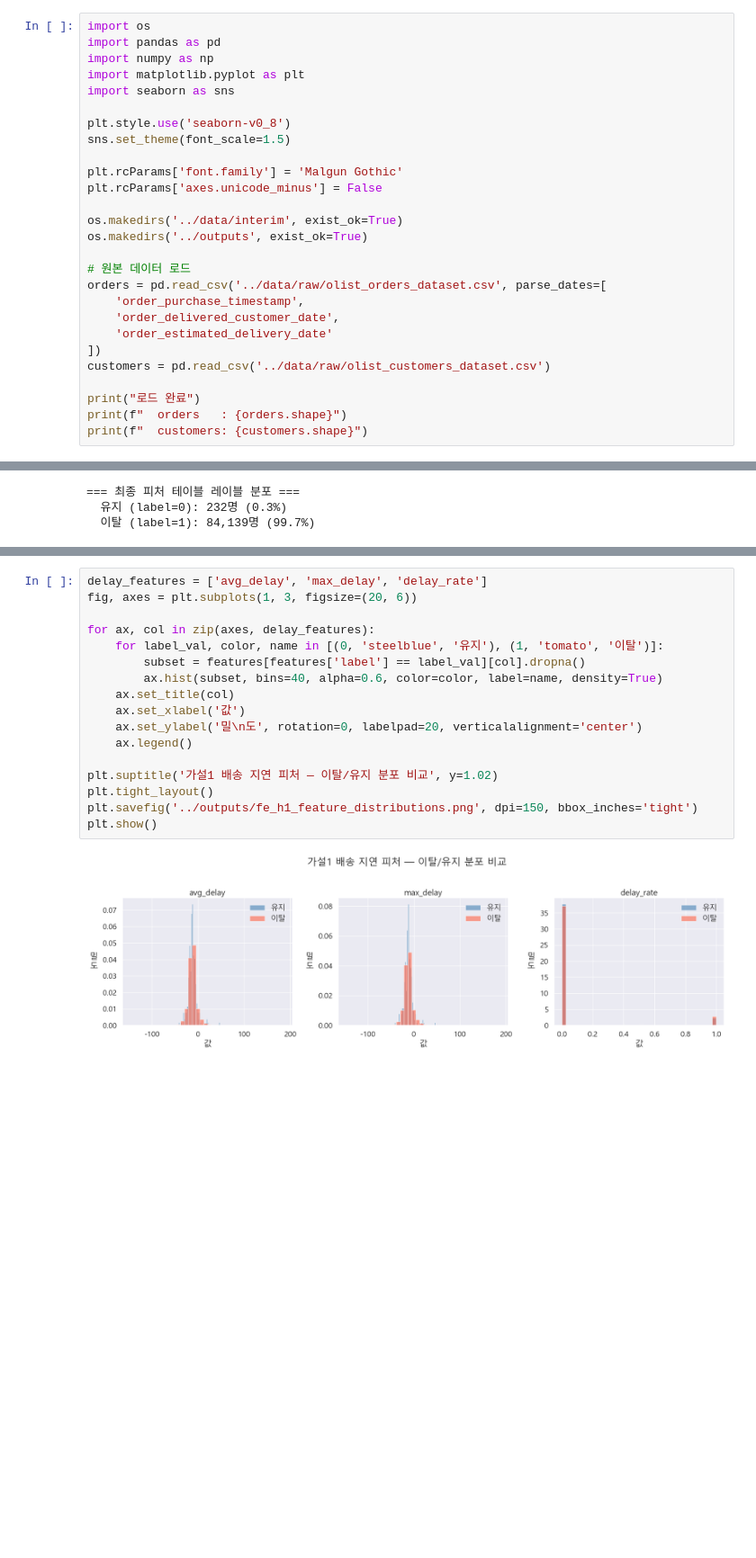
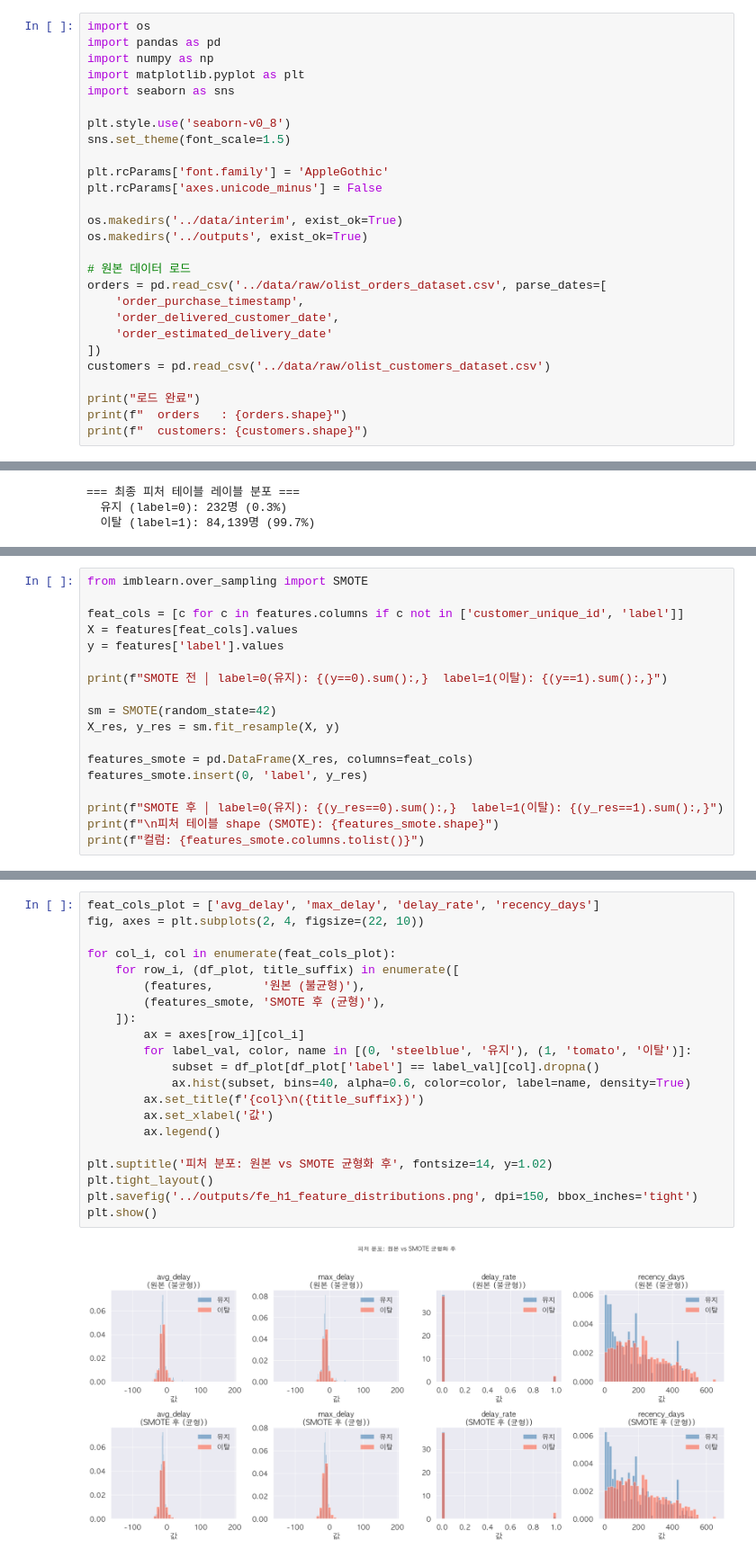
Before and after one commit to Jeongmxxjxx/olist-churn-project, a Jupyter notebook: notebooks/02_feature_engineering.ipynb, the cells around one changed output, grey strips where cells are left out. Shown at 90% size. Saved outputs shown, nothing was run; the diff lists cells and outputs as text; blank space fills up the shorter version.

```diff
--- a/notebooks/02_feature_engineering.ipynb
+++ b/notebooks/02_feature_engineering.ipynb
@@ -19,7 +19,7 @@ import seaborn as sns
 plt.style.use('seaborn-v0_8')
 sns.set_theme(font_scale=1.5)
 
-plt.rcParams['font.family'] = 'Malgun Gothic'
+plt.rcParams['font.family'] = 'AppleGothic'
 plt.rcParams['axes.unicode_minus'] = False
 
 os.makedirs('../data/interim', exist_ok=True)
@@ -226,0 +231,18 @@ print(f"  이탈 (label=1): {vc[1]:,}명 ({vr[1]:.1%})")
+# %%
+from imblearn.over_sampling import SMOTE
+
+feat_cols = [c for c in features.columns if c not in ['customer_unique_id', 'label']]
+X = features[feat_cols].values
+y = features['label'].values
+
+print(f"SMOTE 전 │ label=0(유지): {(y==0).sum():,}  label=1(이탈): {(y==1).sum():,}")
+
+sm = SMOTE(random_state=42)
+X_res, y_res = sm.fit_resample(X, y)
+
+features_smote = pd.DataFrame(X_res, columns=feat_cols)
+features_smote.insert(0, 'label', y_res)
+
+print(f"SMOTE 후 │ label=0(유지): {(y_res==0).sum():,}  label=1(이탈): {(y_res==1).sum():,}")
+print(f"\n피처 테이블 shape (SMOTE): {features_smote.shape}")
+print(f"컬럼: {features_smote.columns.tolist()}")
@@ -230,21 +258,25 @@ print(f"  이탈 (label=1): {vc[1]:,}명 ({vr[1]:.1%})")
 # %%
-delay_features = ['avg_delay', 'max_delay', 'delay_rate']
-fig, axes = plt.subplots(1, 3, figsize=(20, 6))
+feat_cols_plot = ['avg_delay', 'max_delay', 'delay_rate', 'recency_days']
+fig, axes = plt.subplots(2, 4, figsize=(22, 10))
 
-for ax, col in zip(axes, delay_features):
-    for label_val, color, name in [(0, 'steelblue', '유지'), (1, 'tomato', '이탈')]:
-        subset = features[features['label'] == label_val][col].dropna()
-        ax.hist(subset, bins=40, alpha=0.6, color=color, label=name, density=True)
-    ax.set_title(col)
-    ax.set_xlabel('값')
-    ax.set_ylabel('밀\n도', rotation=0, labelpad=20, verticalalignment='center')
-    ax.legend()
+for col_i, col in enumerate(feat_cols_plot):
+    for row_i, (df_plot, title_suffix) in enumerate([
+        (features,       '원본 (불균형)'),
+        (features_smote, 'SMOTE 후 (균형)'),
+    ]):
+        ax = axes[row_i][col_i]
+        for label_val, color, name in [(0, 'steelblue', '유지'), (1, 'tomato', '이탈')]:
+            subset = df_plot[df_plot['label'] == label_val][col].dropna()
+            ax.hist(subset, bins=40, alpha=0.6, color=color, label=name, density=True)
+        ax.set_title(f'{col}\n({title_suffix})')
+        ax.set_xlabel('값')
+        ax.legend()
 
-plt.suptitle('가설1 배송 지연 피처 — 이탈/유지 분포 비교', y=1.02)
+plt.suptitle('피처 분포: 원본 vs SMOTE 균형화 후', fontsize=14, y=1.02)
 plt.tight_layout()
 plt.savefig('../outputs/fe_h1_feature_distributions.png', dpi=150, bbox_inches='tight')
 plt.show()
 # %% [output]
-[figure, old version]
+[figure, new version]
 # %% [markdown]
 ---
```
Also changed, not shown: parts of 17 cells of this notebook, 4 other files.
